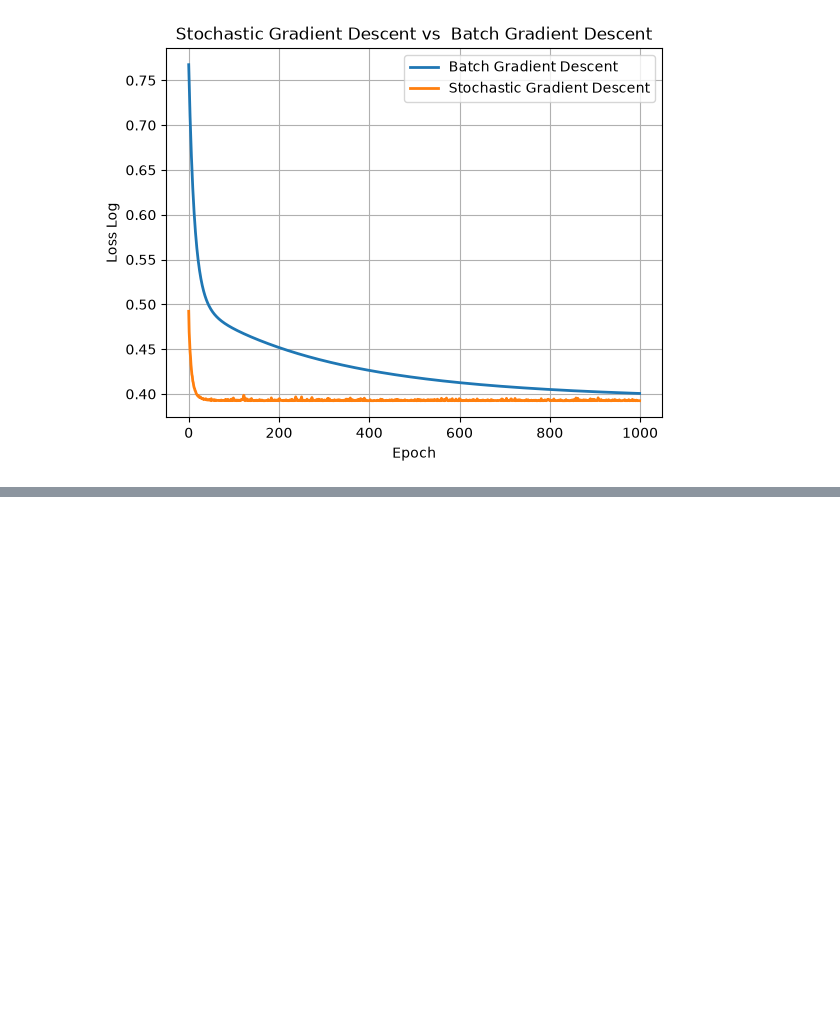
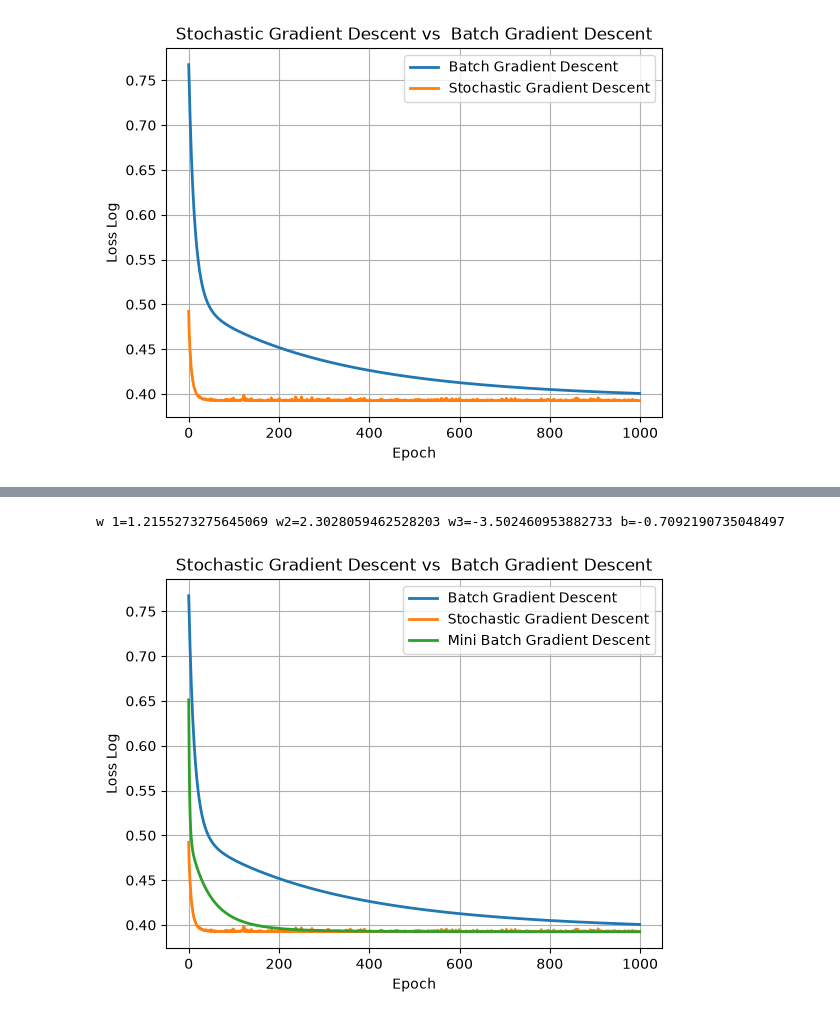
Before and after one commit to AungSannOoDe/machine_learning, a Jupyter notebook: day_04_machine_learning/02_gradient_descent.ipynb, the cells around one changed output, grey strips where cells are left out. Cells and saved outputs as stored; diff of their text form; code cells hidden in the pictures; blank space fills up the shorter version.

```diff
--- a/day_04_machine_learning/02_gradient_descent.ipynb
+++ b/day_04_machine_learning/02_gradient_descent.ipynb
@@ -210,0 +218,34 @@ plt.show()
+# %%
+mb_loss = list()
+
+for i in range(1000):
+    random_mb = np.random.permutation(len(x1))
+
+    for start in range(0, len(random_mb), batch_size):
+        random_start = random_mb[start:start + batch_size]
+
+        xb_1 = x1[random_start]
+        xb_2 = x2[random_start]
+        xb_3 = x3[random_start]
+        yb   = y_train_mb[random_start]
+
+        y_curve = sigmoid(w1*xb_1 + w2*xb_2 + w3*xb_3 + b)
+
+        # Gradients (np.mean correctly averages across the mini-batch)
+        dw1 = np.mean((y_curve - yb) * xb_1)
+        dw2 = np.mean((y_curve - yb) * xb_2)
+        dw3 = np.mean((y_curve - yb) * xb_3)
+        db  = np.mean(y_curve - yb)
+
+        w1 -= eta * dw1
+        w2 -= eta * dw2
+        w3 -= eta * dw3
+        b  -= eta * db
+
+    y_curve_all = sigmoid(w1*x1 + w2*x2 + w3*x3 + b)
+
+    l = log_loss(Y_train, y_curve_all)
+    mb_loss.append(l)
+
+    if i % 100 == 0:
+        print(f"{i}, loss: {l}")
@@ -210,0 +263,17 @@ plt.show()
+# %%
+print(f"w 1={w1} w2={w2} w3={w3} b={b}")
+# %% [output]
+w 1=1.2155273275645069 w2=2.3028059462528203 w3=-3.502460953882733 b=-0.7092190735048497
+# %%
+plt.Figure(figsize=(8,6))
+plt.plot(batch_loss,label="Batch Gradient Descent",linewidth=2)
+plt.plot(sct_loss,label="Stochastic Gradient Descent",linewidth=2)
+plt.plot(mb_loss,label="Mini Batch Gradient Descent",linewidth=2)
+plt.title("Stochastic Gradient Descent vs  Batch Gradient Descent")
+plt.xlabel("Epoch")
+plt.ylabel("Loss Log")
+plt.grid(True)
+plt.legend()
+plt.show()
+# %% [output]
+[figure, added]
```
Also changed, not shown: parts of 3 cells of this notebook, 2 other files.
